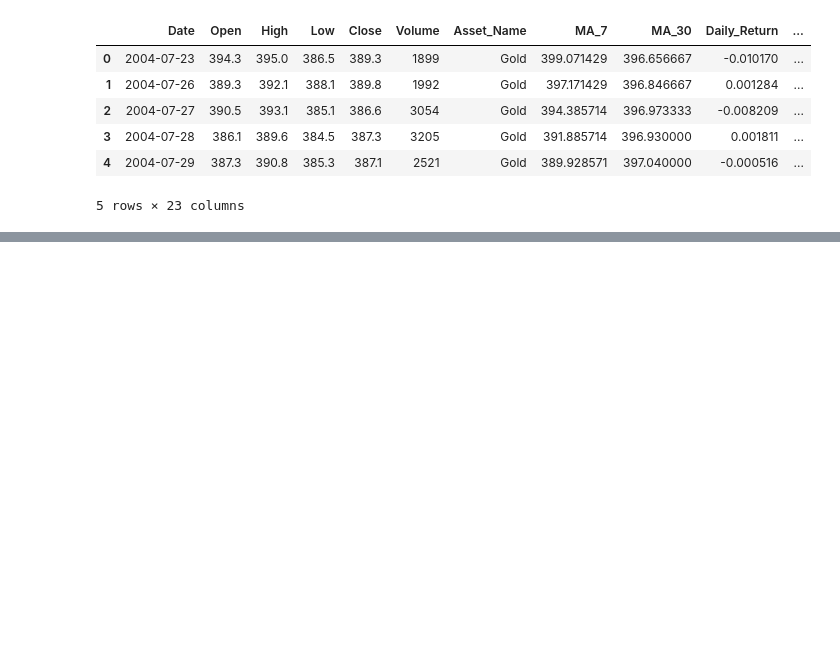
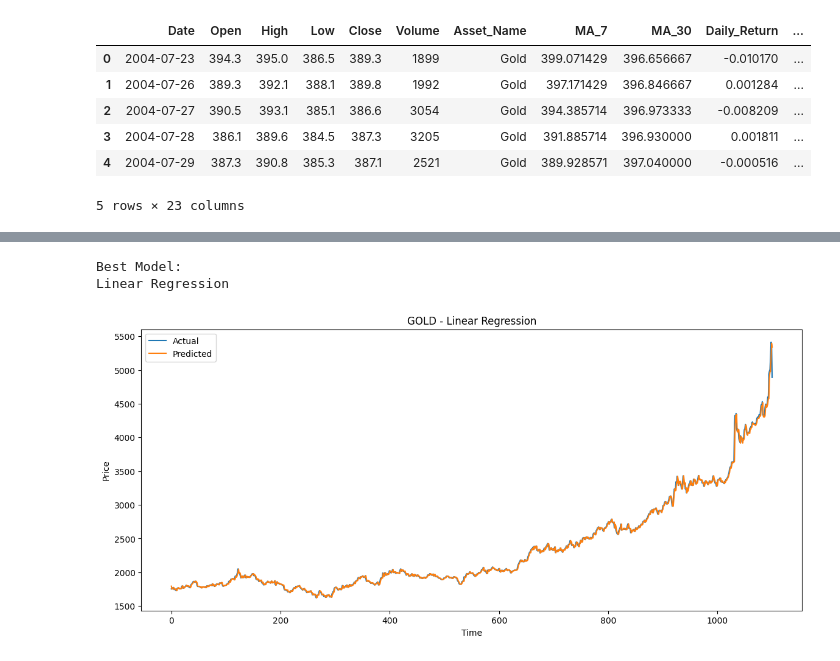
Before and after one commit to MariaKhan28981/FinSight-AI, a Jupyter notebook: notebooks/03_ml_models.ipynb, the cells around one changed output, grey strips where cells are left out. Cells and saved outputs as stored; diff of their text form; code cells hidden in the pictures; blank space fills up the shorter version.

Commit message:
completed model pipeline

```diff
--- a/notebooks/03_ml_models.ipynb
+++ b/notebooks/03_ml_models.ipynb
@@ -33,6 +37,7 @@ y = df["Close"]
 X = df.drop(
     columns=[
         "Close",
+        "Target",
         "Date",
         "Asset_Name"
     ]
@@ -99,0 +245,46 @@ R2: 1.0
+# %%
+best_model = max(
+    results,
+    key=lambda x: results[x]["R2"]
+)
+# %%
+print("Best Model:")
+print(best_model)
+# %% [output]
+Best Model:
+Linear Regression
+# %%
+best_predictions = results[
+    best_model
+]["Predictions"]
+# %%
+pred_df = pd.DataFrame({
+    "Actual": y_test.values,
+    "Predicted": best_predictions
+})
+# %%
+plt.figure(figsize=(14,6))
+
+plt.plot(
+    pred_df["Actual"].values,
+    label="Actual"
+)
+
+plt.plot(
+    pred_df["Predicted"].values,
+    label="Predicted"
+)
+
+plt.title(
+    f"{dataset_name.upper()} - {best_model}"
+)
+
+plt.xlabel("Time")
+
+plt.ylabel("Price")
+
+plt.legend()
+
+plt.show()
+# %% [output]
+[figure, added]
```
Also changed, not shown: parts of 21 cells of this notebook.
